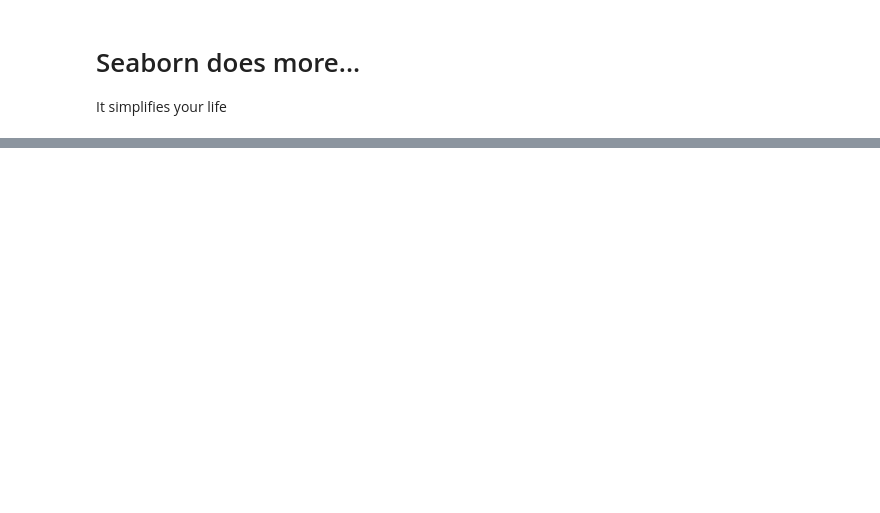
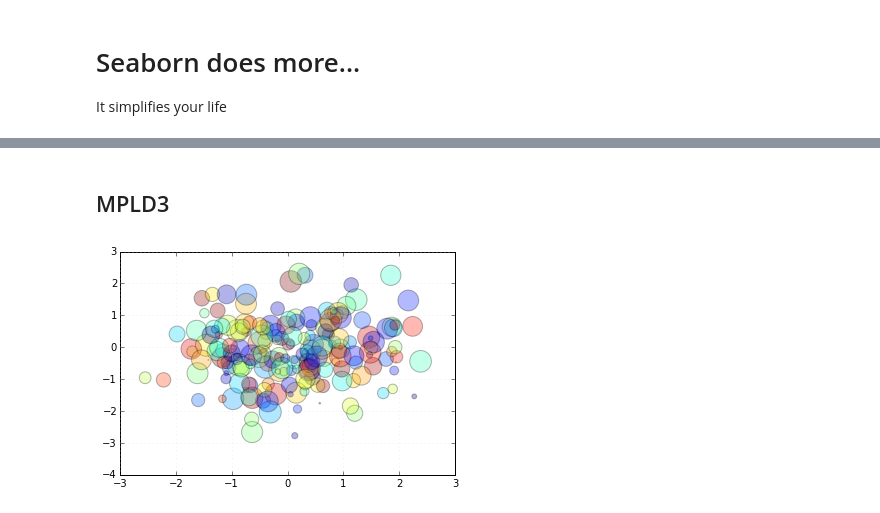
Before and after one commit to sofiatti/my_thw_presentation, a Jupyter notebook: 03-04_Seaborn.ipynb, the cells around one changed output, grey strips where cells are left out. Cells and saved outputs as stored; diff of their text form; code cells hidden in the pictures; blank space fills up the shorter version.

```diff
--- a/03-04_Seaborn.ipynb
+++ b/03-04_Seaborn.ipynb
@@ -55,0 +111,18 @@ display(t)
+# %% [markdown]
+## MPLD3
+# %%
+
+%matplotlib inline
+import matplotlib.pyplot as plt
+import numpy as np
+
+# Scatter points
+fig, ax = plt.subplots()
+np.random.seed(0)
+x, y = np.random.normal(size=(2, 200))
+color, size = np.random.random((2, 200))
+
+ax.scatter(x, y, c=color, s=500 * size, alpha=0.3)
+ax.grid(color='lightgray', alpha=0.7)
+# %% [output]
+[figure, added]
```
Also changed, not shown: parts of 22 cells of this notebook, 1 other file.
